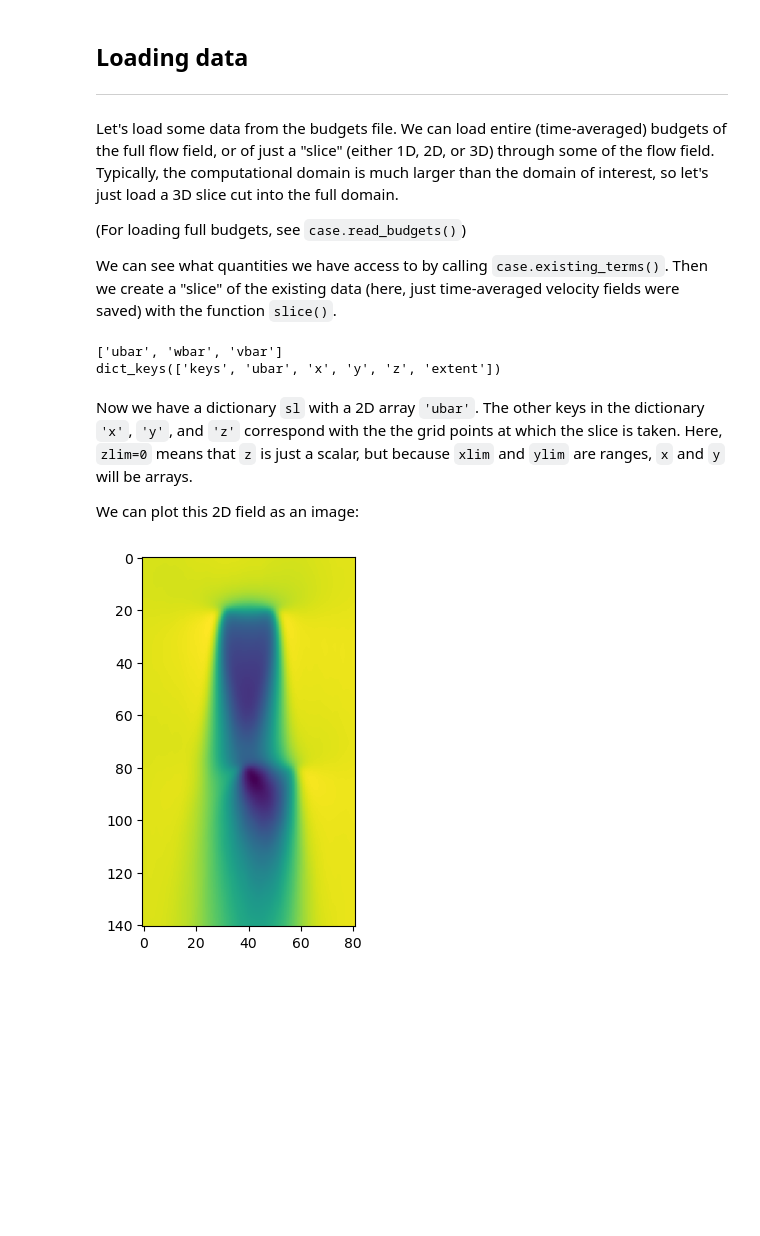
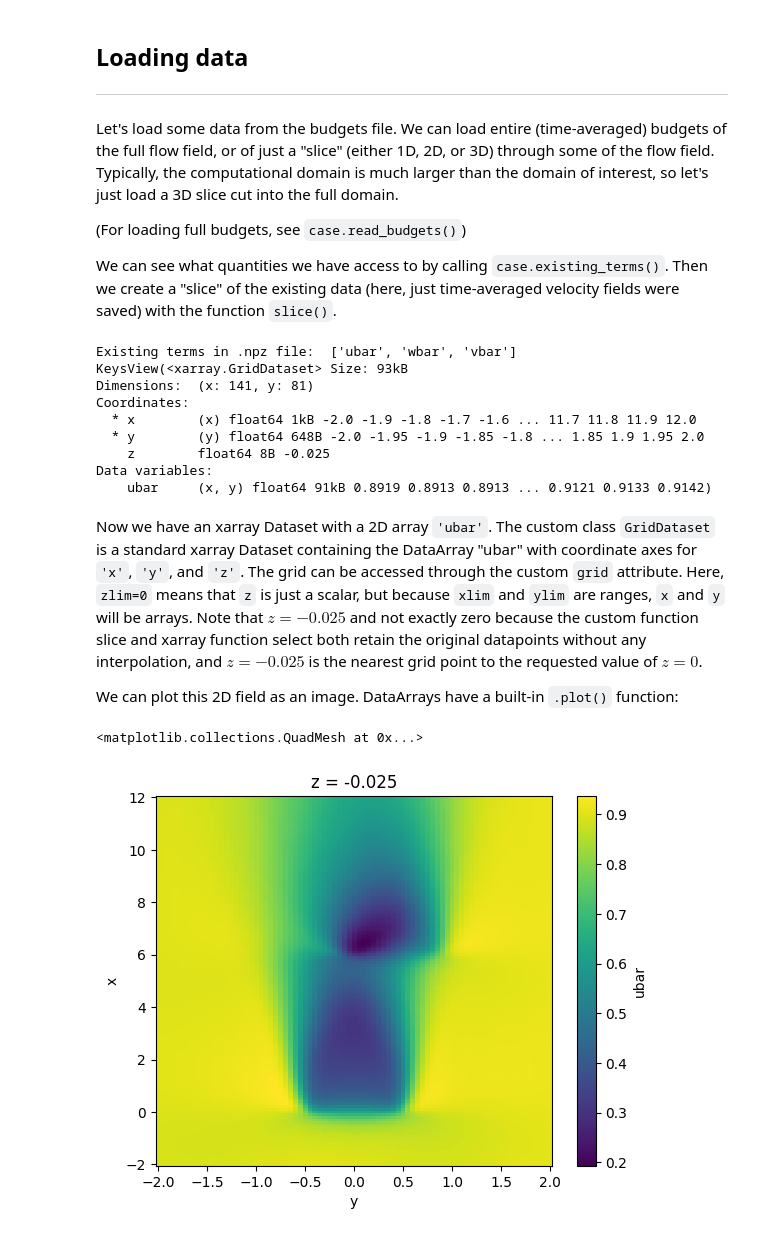
Before and after one commit to duddlshin/padeopsIO, a Jupyter notebook: examples/padeopsIO_quickstart.ipynb, the cells around one changed output. Saved outputs shown, nothing was run; the diff lists cells and outputs as text; code cells hidden in the pictures; blank space fills up the shorter version.

```diff
--- a/examples/padeopsIO_quickstart.ipynb
+++ b/examples/padeopsIO_quickstart.ipynb
@@ -59,23 +81,27 @@ Let's load some data from the budgets file. We can load entire (time-averaged) b
 
 We can see what quantities we have access to by calling `case.existing_terms()`. Then we create a "slice" of the existing data (here, just time-averaged velocity fields were saved) with the function `slice()`.
 # %%
-print(case.existing_terms())
+print("Existing terms in .npz file: ", sim.existing_terms())
 
-sl = case.slice(budget_terms=['ubar'], xlim=[-2, 12], ylim=[-2, 2], zlim=0)
-print(sl.keys())
+ds = sim.slice(budget_terms=['ubar'], xlim=[-2, 12], ylim=[-2, 2], zlim=0)
+print(ds.keys())
 # %% [output]
-['ubar', 'wbar', 'vbar']
-dict_keys(['keys', 'ubar', 'x', 'y', 'z', 'extent'])
+Existing terms in .npz file:  ['ubar', 'wbar', 'vbar']
+KeysView(<xarray.GridDataset> Size: 93kB
+Dimensions:  (x: 141, y: 81)
+Coordinates:
+  * x        (x) float64 1kB -2.0 -1.9 -1.8 -1.7 -1.6 ... 11.7 11.8 11.9 12.0
+  * y        (y) float64 648B -2.0 -1.95 -1.9 -1.85 -1.8 ... 1.85 1.9 1.95 2.0
+    z        float64 8B -0.025
+Data variables:
+    ubar     (x, y) float64 91kB 0.8919 0.8913 0.8913 ... 0.9121 0.9133 0.9142)
 # %% [markdown]
-Now we have a dictionary `sl` with a 2D array `'ubar'`. The other keys in the dictionary `'x'`, `'y'`, and `'z'` correspond with the the grid points at which the slice is taken. Here, `zlim=0` means that `z` is just a scalar, but because `xlim` and `ylim` are ranges, `x` and `y` will be arrays.
+Now we have an xarray Dataset with a 2D array `'ubar'`. The custom class `GridDataset` is a standard xarray Dataset containing the DataArray "ubar" with coordinate axes for `'x'`, `'y'`, and `'z'`. The grid can be accessed through the custom `grid` attribute. Here, `zlim=0` means that `z` is just a scalar, but because `xlim` and `ylim` are ranges, `x` and `y` will be arrays. Note that $z = -0.025$ and not exactly zero because the custom function slice and xarray function select both retain the original datapoints without any interpolation, and $z=-0.025$ is the nearest grid point to the requested value of $z=0$.
 
-We can plot this 2D field as an image:
+We can plot this 2D field as an image. DataArrays have a built-in `.plot()` function:
-# %%
-import matplotlib.pyplot as plt
-
-fig, ax = plt.subplots()
-im = ax.imshow(sl['ubar'])
-plt.show()
-# %% [output]
-[figure, removed]
+# %%
+ds['ubar'].plot()
+# %% [output]
+<matplotlib.collections.QuadMesh at 0x...>
+[figure, added]
 # %% [markdown]
```
Also changed, not shown: parts of 15 cells of this notebook.
